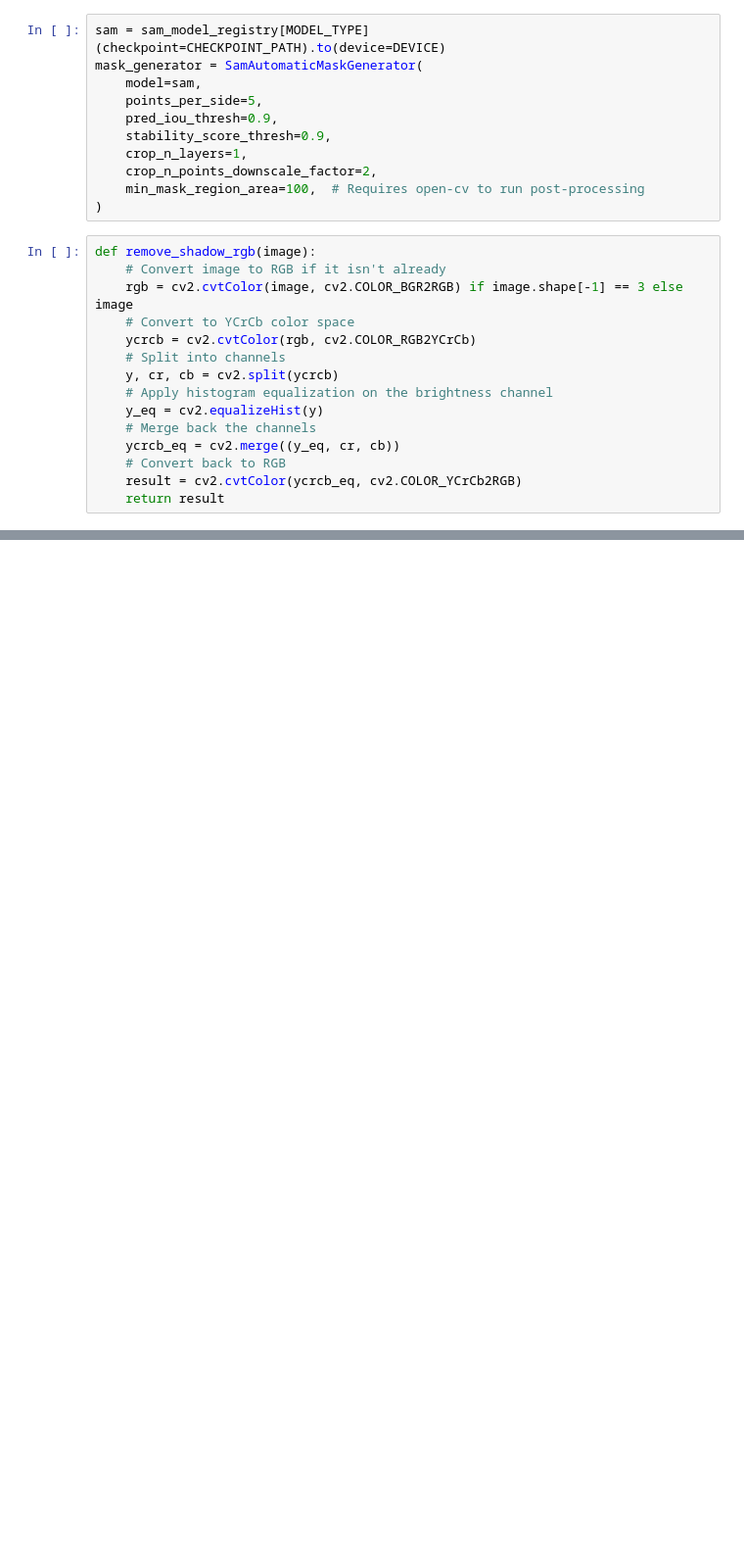
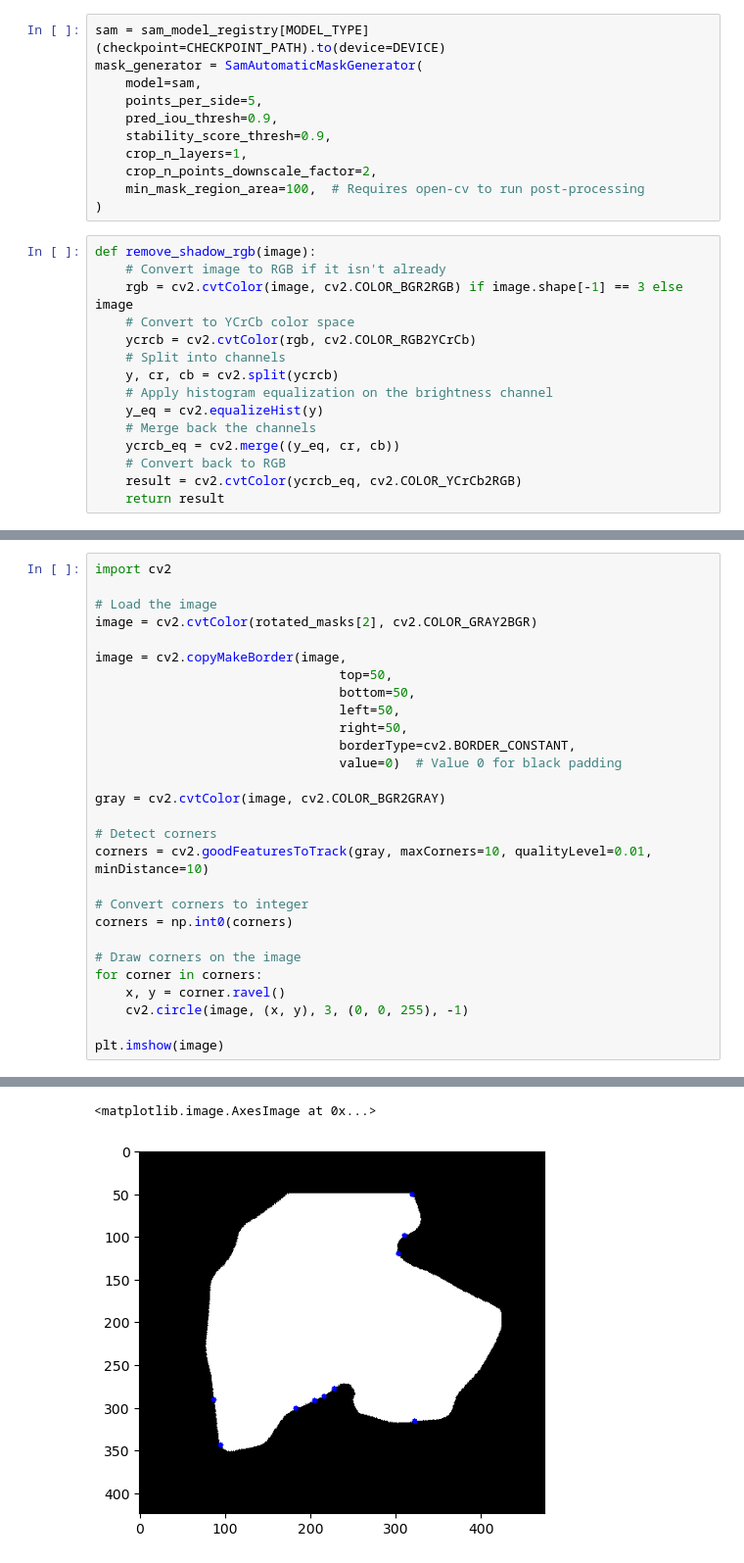
Before and after one commit to kohnmart/master-projekt, a Jupyter notebook: notebooks/pytorch/segmentation/sam_segmentation.ipynb, the cells around one changed output, grey strips where cells are left out. Shown at 98% size. Saved outputs shown, nothing was run; the diff lists cells and outputs as text; blank space fills up the shorter version.

```diff
--- a/notebooks/pytorch/segmentation/sam_segmentation.ipynb
+++ b/notebooks/pytorch/segmentation/sam_segmentation.ipynb
@@ -591,0 +366,29 @@ Average Angle:  46.98212294177437
+# %%
+import cv2
+
+# Load the image
+image = cv2.cvtColor(rotated_masks[2], cv2.COLOR_GRAY2BGR)
+
+image = cv2.copyMakeBorder(image,
+                                top=50,
+                                bottom=50,
+                                left=50,
+                                right=50,
+                                borderType=cv2.BORDER_CONSTANT,
+                                value=0)  # Value 0 for black padding
+
+gray = cv2.cvtColor(image, cv2.COLOR_BGR2GRAY)
+
+# Detect corners
+corners = cv2.goodFeaturesToTrack(gray, maxCorners=10, qualityLevel=0.01, minDistance=10)
+
+# Convert corners to integer
+corners = np.int0(corners)
+
+# Draw corners on the image
+for corner in corners:
+    x, y = corner.ravel()
+    cv2.circle(image, (x, y), 3, (0, 0, 255), -1)
+
+plt.imshow(image)
+# %% [output]
@@ -591,0 +396,2 @@ Average Angle:  46.98212294177437
+<matplotlib.image.AxesImage at 0x...>
+[figure, added]
```
Also changed, not shown: parts of 11 cells of this notebook, 4 other files.
